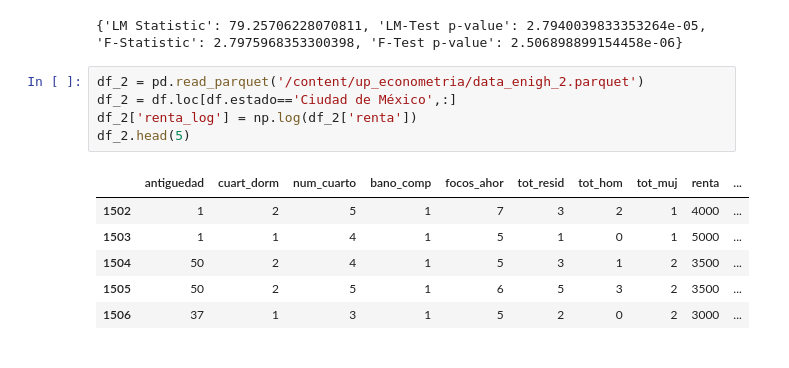
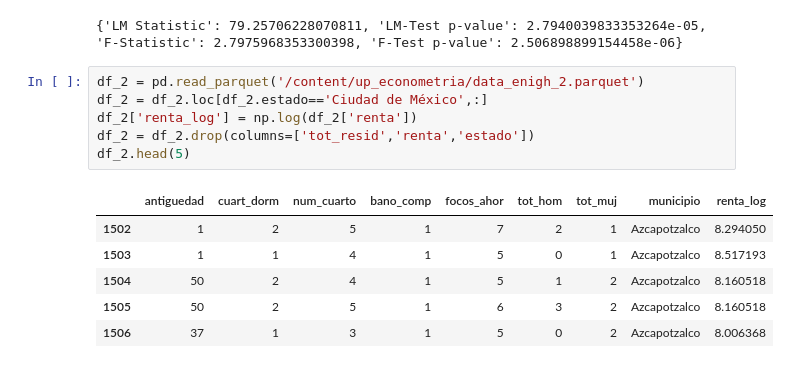
Before and after one commit to iserranoz/up_econometria, a Jupyter notebook: Proyecto_Econometría_logtransf.ipynb, the cells around one changed output. Saved outputs shown, nothing was run; the diff lists cells and outputs as text.

```diff
--- a/Proyecto_Econometría_logtransf.ipynb
+++ b/Proyecto_Econometría_logtransf.ipynb
@@ -337,13 +337,14 @@ print(dict(zip(labels, white_test)))
 {'LM Statistic': 79.25706228070811, 'LM-Test p-value': 2.7940039833353264e-05, 'F-Statistic': 2.7975968353300398, 'F-Test p-value': 2.506898899154458e-06}
 # %%
 df_2 = pd.read_parquet('/content/up_econometria/data_enigh_2.parquet')
-df_2 = df.loc[df.estado=='Ciudad de México',:]
+df_2 = df_2.loc[df_2.estado=='Ciudad de México',:]
 df_2['renta_log'] = np.log(df_2['renta'])
+df_2 = df_2.drop(columns=['tot_resid','renta','estado'])
 df_2.head(5)
 # %% [output]
-|  | antiguedad | cuart_dorm | num_cuarto | bano_comp | focos_ahor | tot_resid | tot_hom | tot_muj | renta | ... |
-| 1502 | 1 | 2 | 5 | 1 | 7 | 3 | 2 | 1 | 4000 | ... |
-| 1503 | 1 | 1 | 4 | 1 | 5 | 1 | 0 | 1 | 5000 | ... |
-| 1504 | 50 | 2 | 4 | 1 | 5 | 3 | 1 | 2 | 3500 | ... |
-| 1505 | 50 | 2 | 5 | 1 | 6 | 5 | 3 | 2 | 3500 | ... |
-| 1506 | 37 | 1 | 3 | 1 | 5 | 2 | 0 | 2 | 3000 | ... |
+|  | antiguedad | cuart_dorm | num_cuarto | bano_comp | focos_ahor | tot_hom | tot_muj | municipio | renta_log |
+| 1502 | 1 | 2 | 5 | 1 | 7 | 2 | 1 | Azcapotzalco | 8.294050 |
+| 1503 | 1 | 1 | 4 | 1 | 5 | 0 | 1 | Azcapotzalco | 8.517193 |
+| 1504 | 50 | 2 | 4 | 1 | 5 | 1 | 2 | Azcapotzalco | 8.160518 |
+| 1505 | 50 | 2 | 5 | 1 | 6 | 3 | 2 | Azcapotzalco | 8.160518 |
+| 1506 | 37 | 1 | 3 | 1 | 5 | 0 | 2 | Azcapotzalco | 8.006368 |
```
Also changed, not shown: parts of 6 cells of this notebook.
